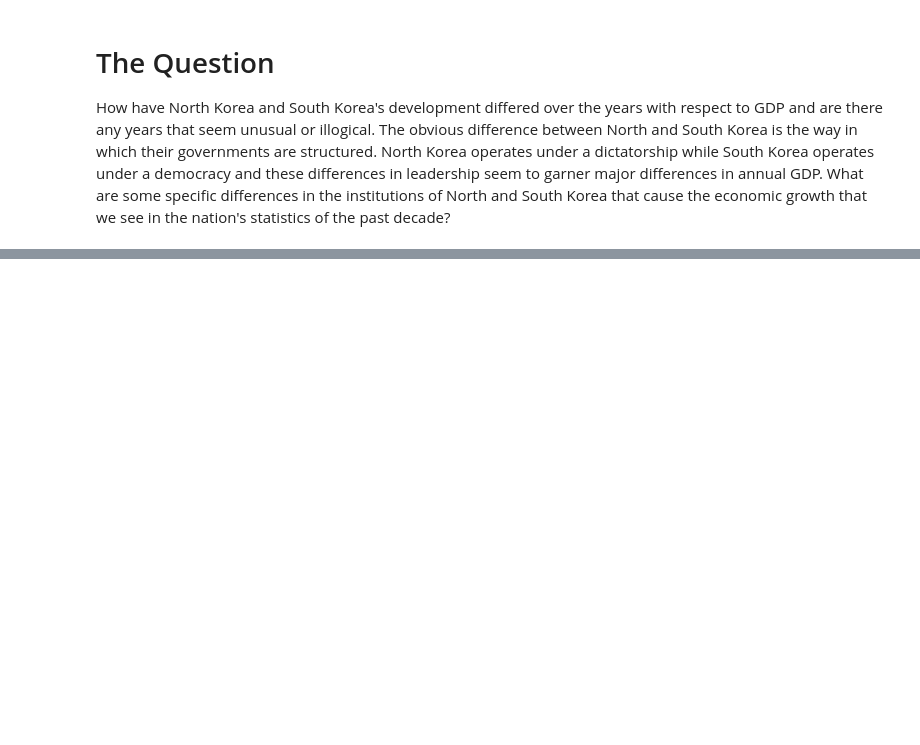
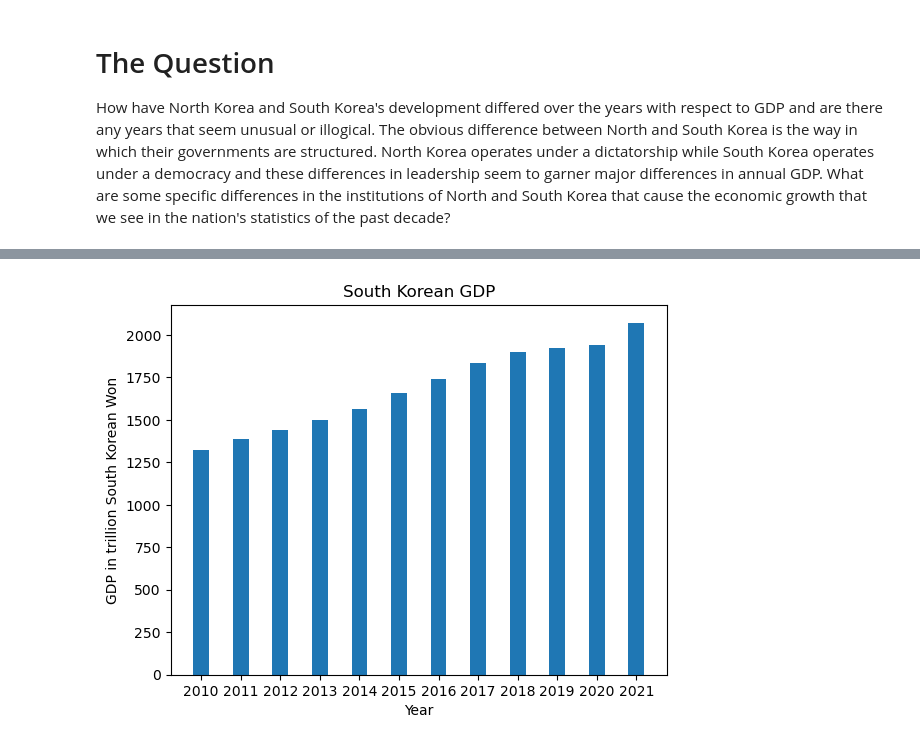
Before and after one commit to samcox0/EconGrowthUG-Fall-2022-GROUP-NAME-TOPIC, a Jupyter notebook: EmpiricalProject.ipynb, the cells around one changed output, grey strips where cells are left out. Cells and saved outputs as stored; diff of their text form; code cells hidden in the pictures; blank space fills up the shorter version.

```diff
--- a/EmpiricalProject.ipynb
+++ b/EmpiricalProject.ipynb
@@ -21 +33,12 @@ I will be using data from Statista.com in order to better answer the question of
+# %%
+x=[1,2,3,4,5,6,7,8,9,10,11,12]
+y=[1322.61,1388.94,1440.11,1500.82,1562.93,1658.02,1740.78,1835.7,1898.19,1924.5,1940.73,2071.66]
+tick_labels = ['2010','2011','2012','2013','2014','2015','2016','2017','2018','2019','2020','2021']
+plt.bar(x,y,tick_label = tick_labels,width=0.4)
+plt.xlabel('Year')
+plt.ylabel('GDP in trillion South Korean Won')
+plt.title('South Korean GDP')
+plt.show()
+# %% [output]
+[figure, added]
 # %% [markdown]
```
Also changed, not shown: parts of 17 cells of this notebook, 1 other file.
